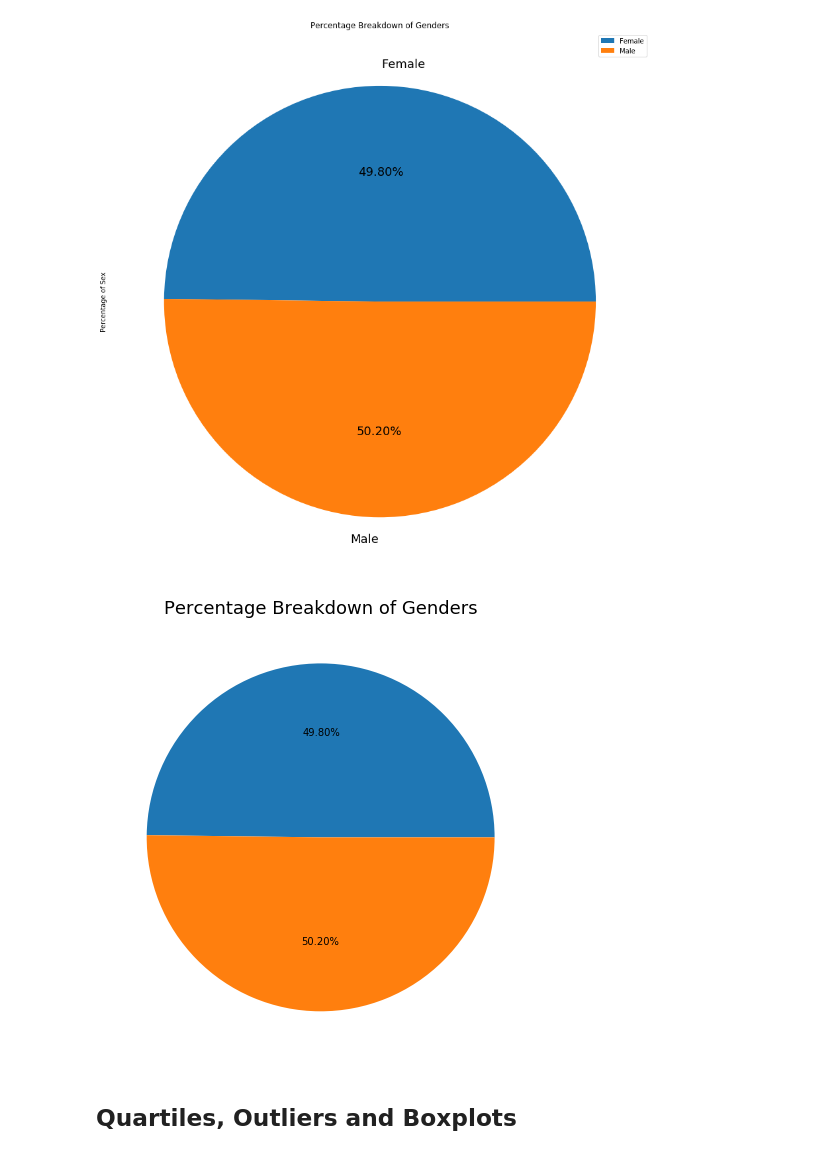
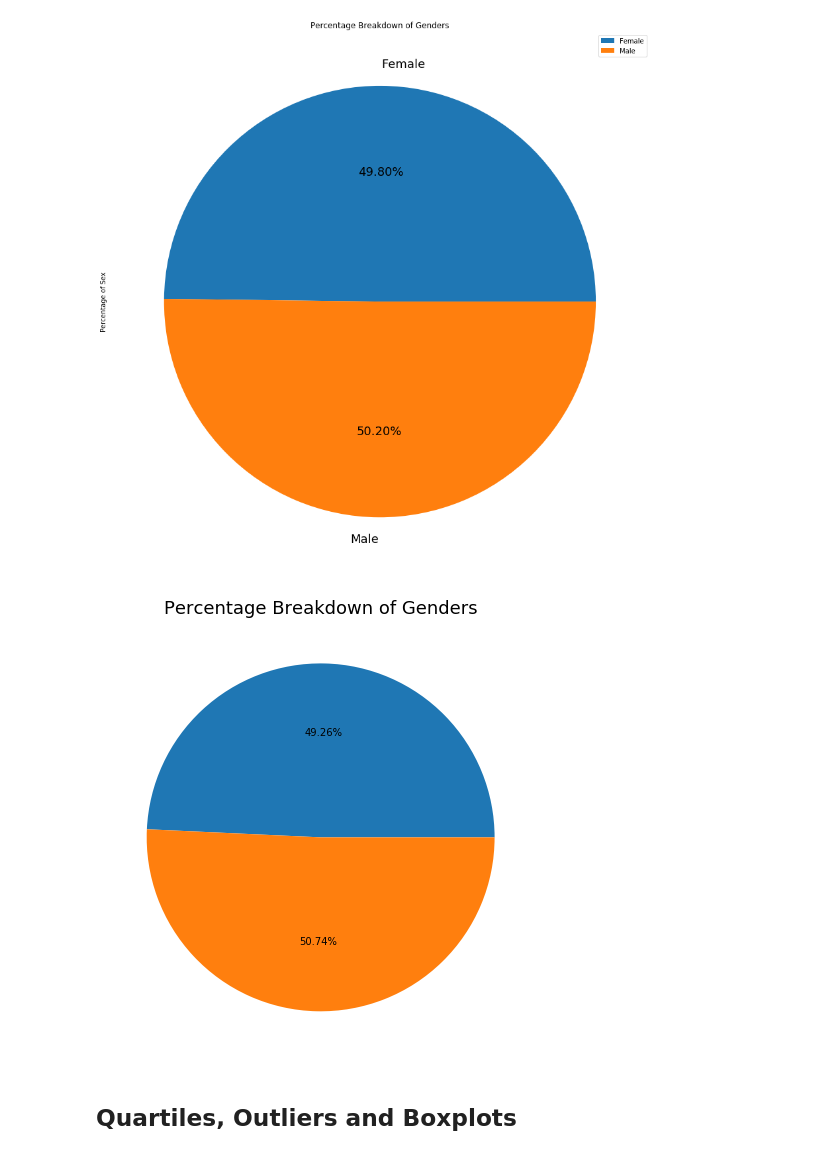
Before and after one commit to DiamondN97/matplotlib, a Jupyter notebook: pymaceuticals_starter.ipynb, the cells around one changed output. Saved outputs shown, nothing was run; the diff lists cells and outputs as text; code cells hidden in the pictures.

```diff
--- a/pymaceuticals_starter.ipynb
+++ b/pymaceuticals_starter.ipynb
@@ -176,24 +176,24 @@ panda_pie = mouse_gender_count.plot(y="Percentage of Sex", kind = 'pie', figsize
 # %%
 # Generate a pie plot showing the distribution of female versus male mice using pyplot
 
-mouse_gender = mouse_metadata.groupby(["Sex"]).count()['Mouse ID']
+mouse_gender = merge_df_clean.groupby(["Sex"]).count()['Mouse ID']
 type(mouse_gender)
 
 
 
 
 plt.figure(figsize=(15,8))
 
 mouse_gender = plt.pie(mouse_gender, autopct='%1.2f%%')
 
 #set chart title
 plt.title("Percentage Breakdown of Genders", fontsize=18)
 plt
 #show chart and set layout
 plt.show()
 # plt.tight_layout()
 # %% [output]
-[figure, old version]
+[figure, new version]
 # %% [markdown]
 ## Quartiles, Outliers and Boxplots
 # %%
```
Also changed, not shown: parts of 6 cells of this notebook.
